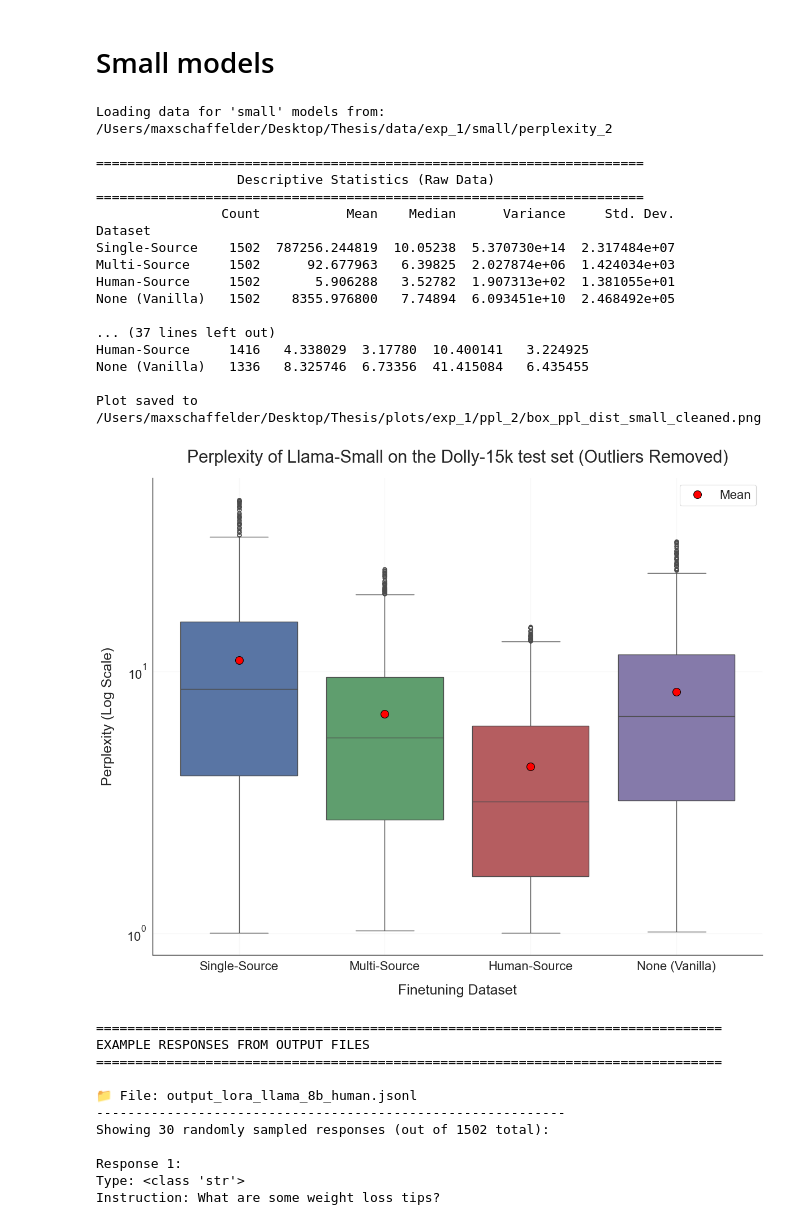
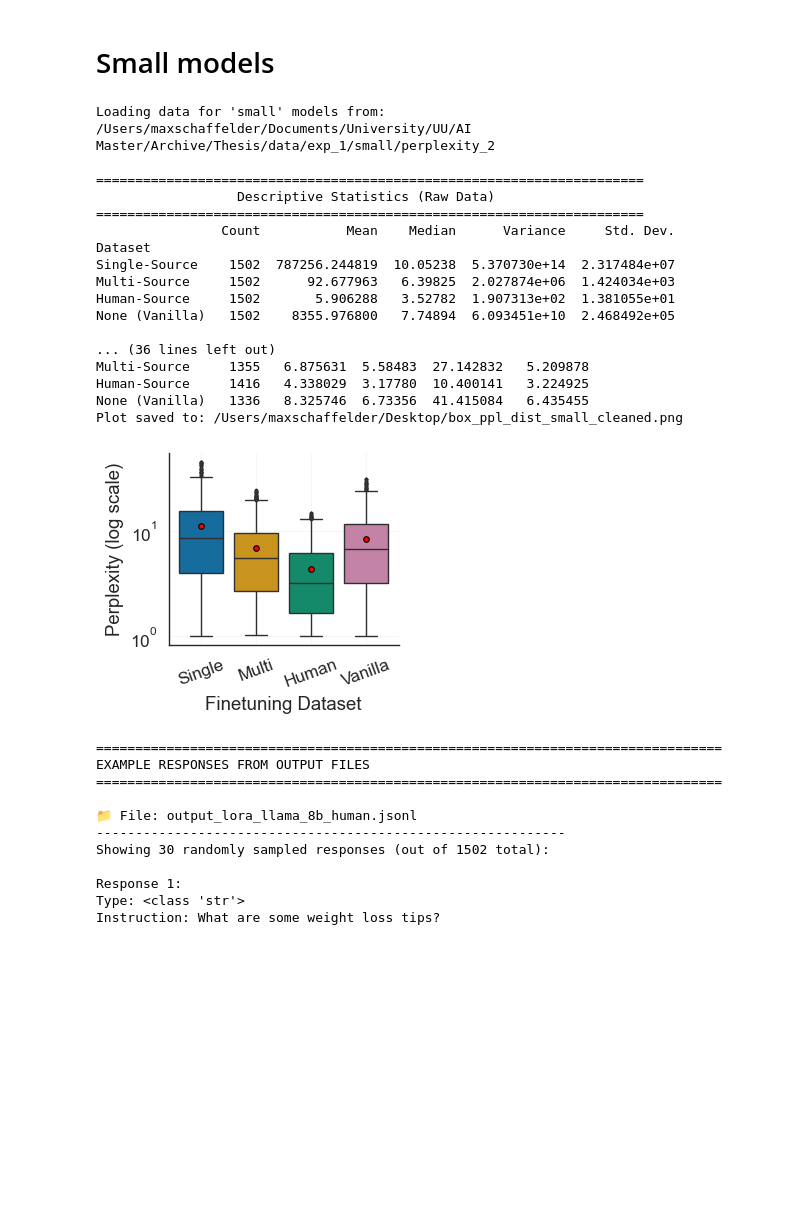
Before and after one commit to maxschaffelder/synthetic_data_diversity, a Jupyter notebook: exp_1/metric_calculation/perplexity_2/perplexity_2.ipynb, the cells around one changed output. Saved outputs shown, nothing was run; the diff lists cells and outputs as text; code cells hidden in the pictures; blank space fills up the shorter version.

Commit message:
Update perplexity_2 notebook: modify plotting functions to use Wong color palette, enhance dataset labeling, and adjust figure layout for improved visualization

```diff
--- a/exp_1/metric_calculation/perplexity_2/perplexity_2.ipynb
+++ b/exp_1/metric_calculation/perplexity_2/perplexity_2.ipynb
@@ -385,26 +352,19 @@ def run_statistical_test(test_func, perplexities, alpha, title, test_name):
 # ==============================================================================
 # CONFIGURATION
 # ==============================================================================
-# Define paths and constants. Change DATA_SIZE to 'medium' to run for other models.
-
-BASE_PATH = "/Users/maxschaffelder/Desktop/Thesis"
-EXPERIMENT = "exp_1"
 MODEL_SIZE = "small"
 REMOVE_OUTLIERS = True
 
+PPL_DATA_PATH = "/Users/maxschaffelder/Documents/University/UU/AI Master/Archive/Thesis/data/exp_1/small/perplexity_2"
+PLOTS_PATH = "/Users/maxschaffelder/Desktop/Thesis/plots/exp_1/ppl_2"
+DESKTOP_PATH = "/Users/maxschaffelder/Desktop"
+SIGNIFICANCE_LEVEL = 0.05
+OUTLIER_REMOVAL_FACTOR = 1.5
 
-PPL_DATA_PATH = os.path.join(BASE_PATH, "data", EXPERIMENT, MODEL_SIZE, "perplexity_2")
-PLOTS_PATH = os.path.join(BASE_PATH, "plots", EXPERIMENT, "ppl_2")
-SIGNIFICANCE_LEVEL = 0.05
-
-# Analysis options
-OUTLIER_REMOVAL_FACTOR = 1.5 # For IQR method: 1.5 is standard, 3 is more conservative
-
-# Define datasets in the desired order for plotting and analysis
 DATASETS_CONFIG = [
     ("Single-Source", "ppl_lora_llama_8b_single_2.jsonl"),
-    ("Multi-Source", "ppl_lora_llama_8b_multi_2.jsonl"),
-    ("Human-Source", "ppl_lora_llama_8b_human_2.jsonl"),
+    ("Multi-Source",  "ppl_lora_llama_8b_multi_2.jsonl"),
+    ("Human-Source",  "ppl_lora_llama_8b_human_2.jsonl"),
     ("None (Vanilla)", "ppl_vanilla_llama_8b_2.jsonl")
 ]
 
@@ -421,48 +381,40 @@ if raw_perplexities:
     print(calculate_statistics(raw_perplexities))
 
     final_perplexities = raw_perplexities
     plot_suffix = ""
 
     if REMOVE_OUTLIERS:
         final_perplexities = remove_outliers_iqr(raw_perplexities, factor=OUTLIER_REMOVAL_FACTOR)
         _print_header("Descriptive Statistics (Cleaned Data)")
         print(calculate_statistics(final_perplexities))
         plot_suffix = " (Outliers Removed)"
 
     # --- Generate Plot ---
     stats_df = calculate_statistics(final_perplexities)
-    plot_perplexity_distributions(final_perplexities, stats_df, MODEL_SIZE, suffix=plot_suffix, output_path=PLOTS_PATH)
+    plot_perplexity_distributions(final_perplexities, stats_df, MODEL_SIZE, suffix=plot_suffix, output_path=DESKTOP_PATH)
     #plot_perplexity_distributions_no_human(final_perplexities, stats_df, MODEL_SIZE, suffix=plot_suffix, output_path=PLOTS_PATH)
-    #plot_perplexity_histograms(final_perplexities, stats_df, MODEL_SIZE, suffix=plot_suffix, output_path=PLOTS_PATH, xlim=(0.8, 45),ylim=(0.0, 0.35), bin_width=1.0, human_source=True)
-    #plot_overlapping_histograms(final_perplexities, stats_df, MODEL_SIZE, suffix="", output_path=None, xlim=None, ylim=None, bin_width=0.05, log_scale=False)
-
-    # --- Perform Statistical Tests on Final Data ---
-    #levene_test_func = lambda *args: stats.levene(*args, center='median')
-    #run_statistical_test(levene_test_func, final_perplexities, SIGNIFICANCE_LEVEL, "Homogeneity of Variance (Levene's Test)", "Levene's")
-
-    #kruskal_test_func = lambda *args: stats.kruskal(*args)
-    #run_statistical_test(kruskal_test_func, final_perplexities, SIGNIFICANCE_LEVEL, "Difference in Distributions (Kruskal-Wallis)", "Mann-Whitney U")
+    #plot_perplexity_histograms(final_perplexities, stats_df, MODEL_SIZE, suffix=plot_suffix, output_path=PLOTS_PATH, xlim=(0.8, 45), ylim=(0.0, 0.35), bin_width=1.0, human_source=True)
 else:
     print("Could not load perplexity data. Please check configuration.")
 # %% [output]
-Loading data for 'small' models from: /Users/maxschaffelder/Desktop/Thesis/data/exp_1/small/perplexity_2
+Loading data for 'small' models from: /Users/maxschaffelder/Documents/University/UU/AI Master/Archive/Thesis/data/exp_1/small/perplexity_2
 
 ======================================================================
                   Descriptive Statistics (Raw Data)
 ======================================================================
                 Count           Mean    Median      Variance     Std. Dev.
 Dataset
 Single-Source    1502  787256.244819  10.05238  5.370730e+14  2.317484e+07
 Multi-Source     1502      92.677963   6.39825  2.027874e+06  1.424034e+03
 Human-Source     1502       5.906288   3.52782  1.907313e+02  1.381055e+01
 None (Vanilla)   1502    8355.976800   7.74894  6.093451e+10  2.468492e+05
 
-... (37 lines left out)
+... (36 lines left out)
+Multi-Source     1355   6.875631  5.58483  27.142832   5.209878
 Human-Source     1416   4.338029  3.17780  10.400141   3.224925
 None (Vanilla)   1336   8.325746  6.73356  41.415084   6.435455
-
-Plot saved to /Users/maxschaffelder/Desktop/Thesis/plots/exp_1/ppl_2/box_ppl_dist_small_cleaned.png
+Plot saved to: /Users/maxschaffelder/Desktop/box_ppl_dist_small_cleaned.png
-[figure, old version]
+[figure, new version]
 # %%
 import json
 import os
```
Also changed, not shown: parts of 2 cells of this notebook.
